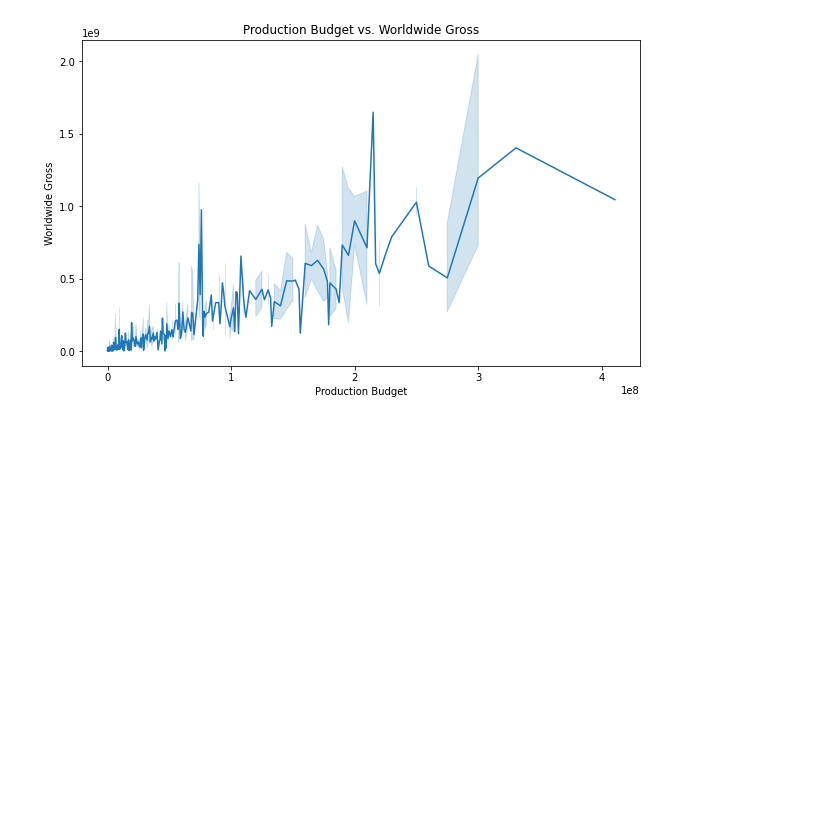
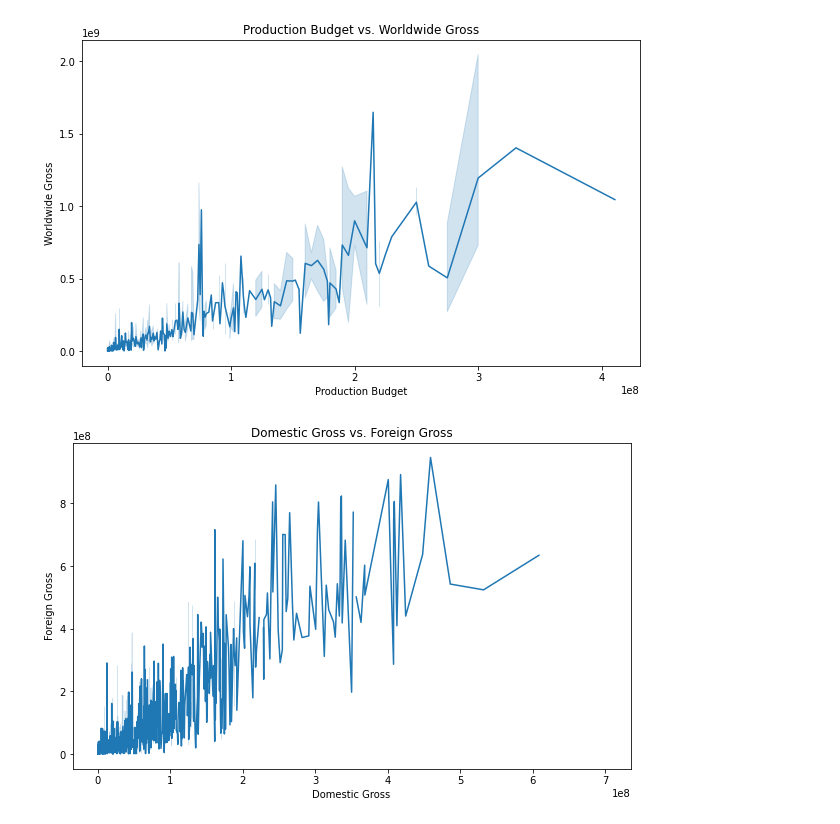
Before and after one commit to aritamichael/mike_project_moringa_1, a Jupyter notebook: indexproject.ipynb, the cells around one changed output. Drawn from its saved outputs; the diff is of its cells as text; code cells hidden in the pictures; blank space fills up the shorter version.

Commit message:
Plot Domestic vs. Foreign Gross

```diff
--- a/indexproject.ipynb
+++ b/indexproject.ipynb
@@ -156,3 +156,13 @@ plt.ylabel('Worldwide Gross')
 plt.show()
 # %% [output]
 [figure]
+# %%
+# Plot Domestic vs. Foreign Gross
+plt.figure(figsize=(10, 6))
+sns.lineplot(data=merged_df, x='domestic_gross_x', y='foreign_gross')
+plt.title('Domestic Gross vs. Foreign Gross')
+plt.xlabel('Domestic Gross')
+plt.ylabel('Foreign Gross')
+plt.show()
+# %% [output]
+[figure, added]
```
